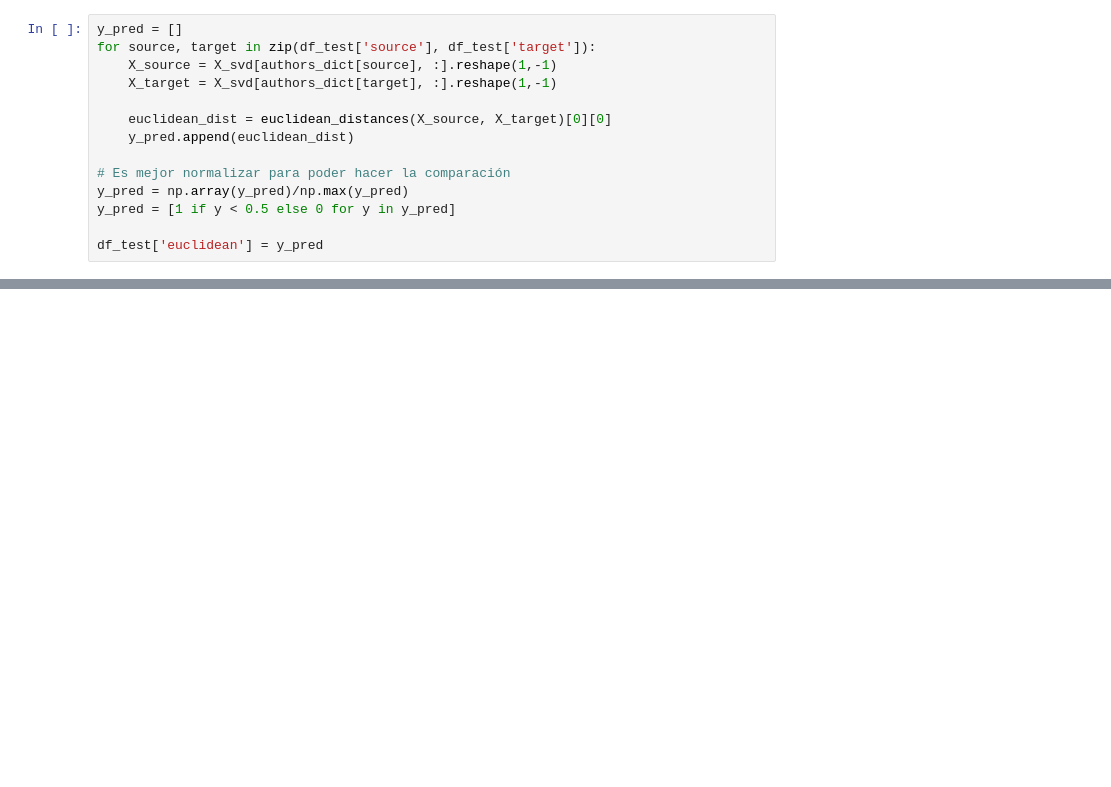
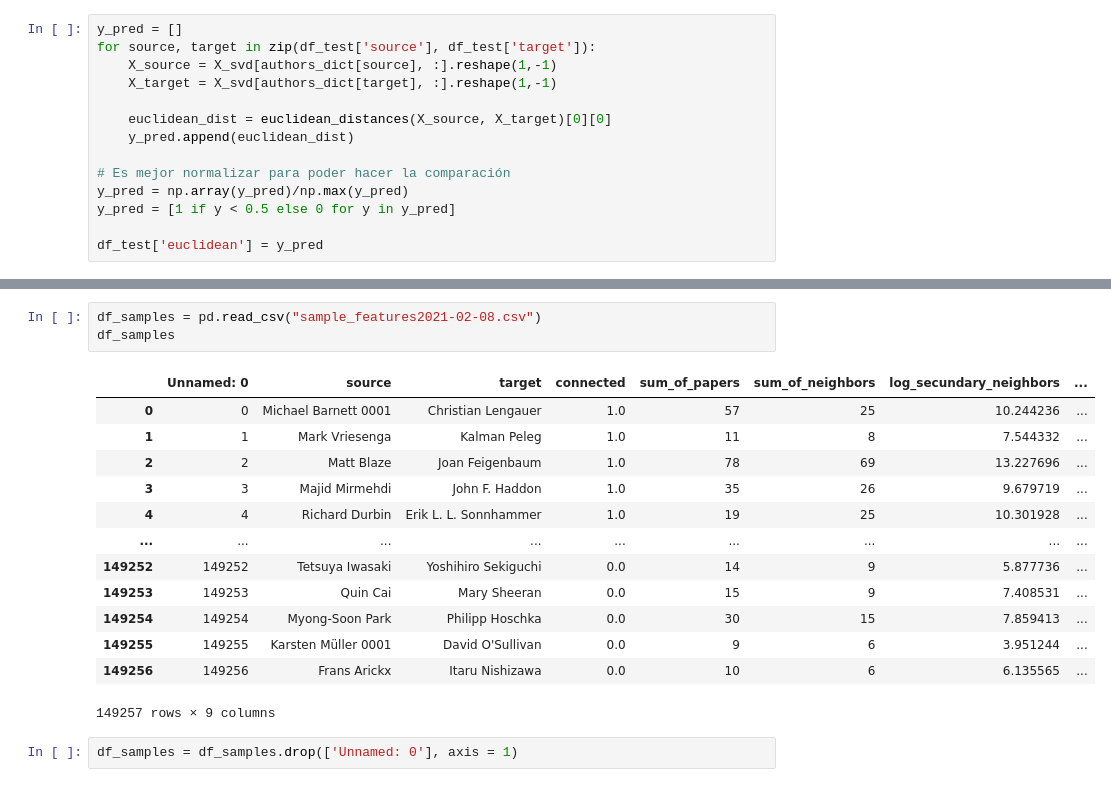
Before and after one commit to davidguzmanr/Link-prediction, a Jupyter notebook: SVD/SVD.ipynb, the cells around one changed output, grey strips where cells are left out. Cells and saved outputs as stored; diff of their text form; blank space fills up the shorter version.

```diff
--- a/SVD/SVD.ipynb
+++ b/SVD/SVD.ipynb
@@ -127,0 +128,19 @@ Accuracy: 0.4911
+# %%
+df_samples = pd.read_csv("sample_features2021-02-08.csv")
+df_samples
+# %% [output]
+|  | Unnamed: 0 | source | target | connected | sum_of_papers | sum_of_neighbors | log_secundary_neighbors | ... |
+| 0 | 0 | Michael Barnett 0001 | Christian Lengauer | 1.0 | 57 | 25 | 10.244236 | ... |
+| 1 | 1 | Mark Vriesenga | Kalman Peleg | 1.0 | 11 | 8 | 7.544332 | ... |
+| 2 | 2 | Matt Blaze | Joan Feigenbaum | 1.0 | 78 | 69 | 13.227696 | ... |
+| 3 | 3 | Majid Mirmehdi | John F. Haddon | 1.0 | 35 | 26 | 9.679719 | ... |
+| 4 | 4 | Richard Durbin | Erik L. L. Sonnhammer | 1.0 | 19 | 25 | 10.301928 | ... |
+| ... | ... | ... | ... | ... | ... | ... | ... | ... |
+| 149252 | 149252 | Tetsuya Iwasaki | Yoshihiro Sekiguchi | 0.0 | 14 | 9 | 5.877736 | ... |
+| 149253 | 149253 | Quin Cai | Mary Sheeran | 0.0 | 15 | 9 | 7.408531 | ... |
+| 149254 | 149254 | Myong-Soon Park | Philipp Hoschka | 0.0 | 30 | 15 | 7.859413 | ... |
+| 149255 | 149255 | Karsten Müller 0001 | David O'Sullivan | 0.0 | 9 | 6 | 3.951244 | ... |
+| 149256 | 149256 | Frans Arickx | Itaru Nishizawa | 0.0 | 10 | 6 | 6.135565 | ... |
+149257 rows × 9 columns
+# %%
+df_samples = df_samples.drop(['Unnamed: 0'], axis = 1)
```
Also changed, not shown: parts of 24 cells of this notebook.
